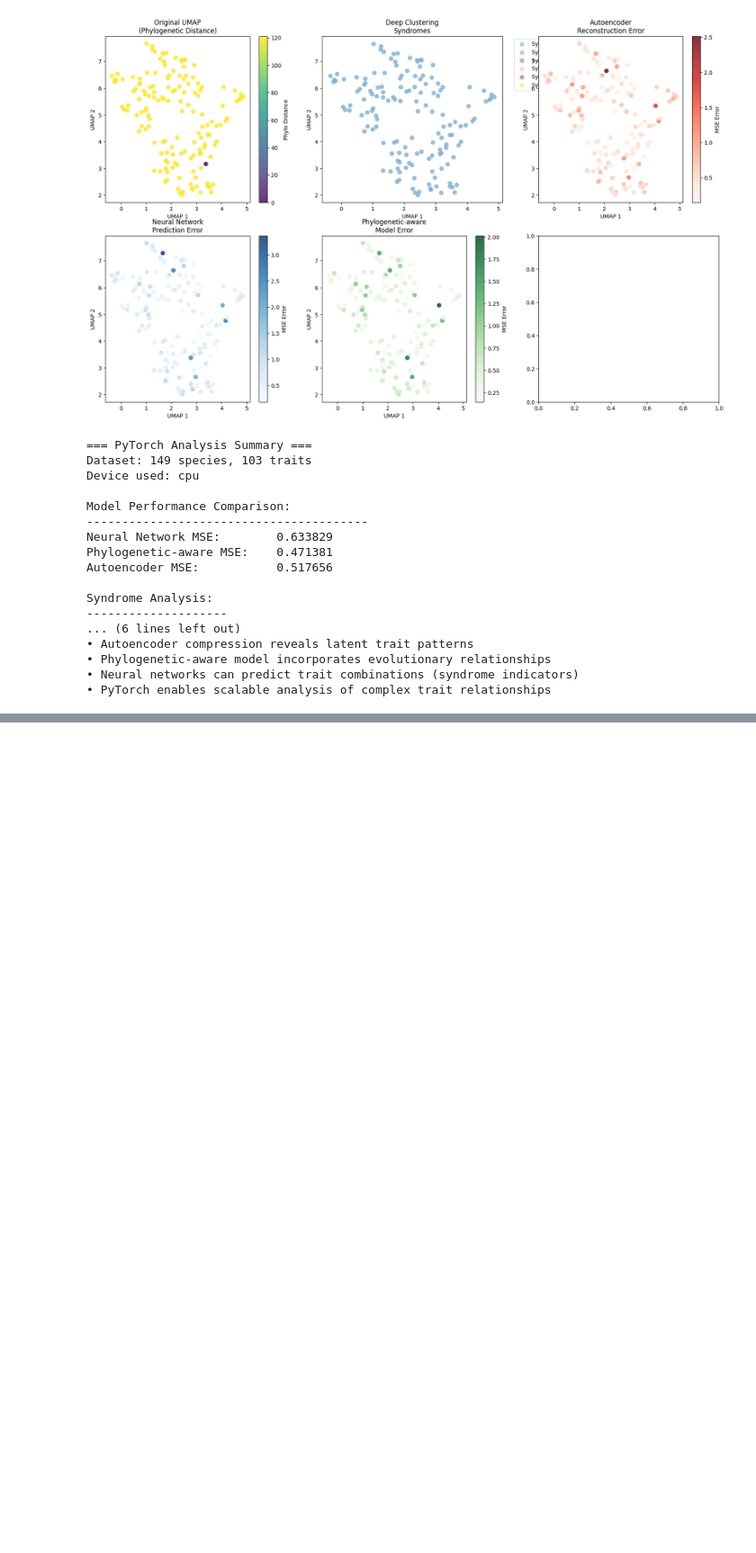
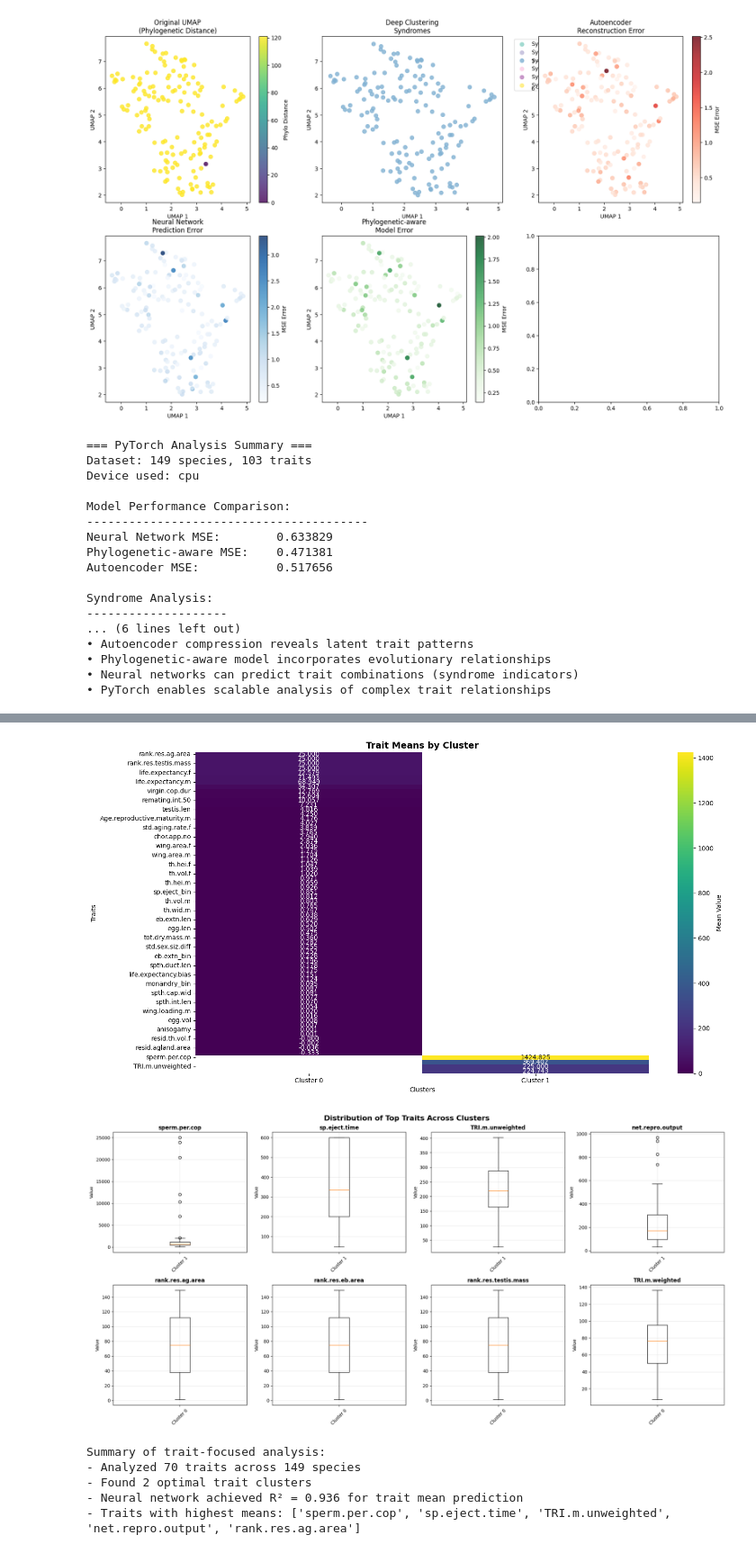
Before and after one commit to mkamya20/SyndromeandLevers, a Jupyter notebook: dev/exploration_new.ipynb, the cells around one changed output, grey strips where cells are left out. Shown at 90% size. Drawn from its saved outputs; the diff is of its cells as text; code cells hidden in the pictures; blank space fills up the shorter version.

```diff
--- a/dev/exploration_new.ipynb
+++ b/dev/exploration_new.ipynb
@@ -1019,0 +1245,71 @@ Syndrome Analysis:
+# %%
+# 7. Trait Mean Comparison Visualization
+# This creates a comprehensive comparison of trait means across clusters
+# It shows which traits have high/low values in each cluster
+
+# Create a heatmap of trait means by cluster
+cluster_means = []
+for cluster_id in range(optimal_k):
+    cluster_traits = cluster_summary[cluster_summary['Cluster'] == cluster_id]['Trait'].tolist()
+    cluster_data = trait_data[cluster_traits]
+    cluster_mean_values = cluster_data.mean()
+    cluster_means.append(cluster_mean_values)
+
+cluster_means_df = pd.DataFrame(cluster_means, index=[f'Cluster {i}' for i in range(optimal_k)])
+
+# Create heatmap
+plt.figure(figsize=(15, 8))
+sns.heatmap(cluster_means_df.T,
+            annot=True,
+            cmap='viridis',
+            fmt='.3f',
+            cbar_kws={'label': 'Mean Value'})
+plt.title('Trait Means by Cluster', fontsize=14, fontweight='bold')
+plt.xlabel('Clusters')
+plt.ylabel('Traits')
+plt.tight_layout()
+plt.show()
+
+# Create box plots for top traits by mean value
+top_traits = trait_means.nlargest(8).index
+fig, axes = plt.subplots(2, 4, figsize=(20, 10))
+axes = axes.flatten()
+
+for i, trait in enumerate(top_traits):
+    ax = axes[i]
+
+    # Create box plot
+    cluster_data_for_trait = []
+    cluster_labels = []
+
+    for cluster_id in range(optimal_k):
+        cluster_traits_in_cluster = cluster_summary[cluster_summary['Cluster'] == cluster_id]['Trait'].tolist()
+        if trait in cluster_traits_in_cluster:
+            trait_values = trait_data[trait].dropna()
+            cluster_data_for_trait.append(trait_values)
+            cluster_labels.append(f'Cluster {cluster_id}')
+
+    if cluster_data_for_trait:
+        ax.boxplot(cluster_data_for_trait, labels=cluster_labels)
+        ax.set_title(f'{trait}', fontweight='bold')
+        ax.set_ylabel('Value')
+        ax.grid(True, alpha=0.3)
+        ax.tick_params(axis='x', rotation=45)
+
+plt.suptitle('Distribution of Top Traits Across Clusters', fontsize=16, fontweight='bold')
+plt.tight_layout()
+plt.show()
+
+print("Summary of trait-focused analysis:")
+print(f"- Analyzed {len(trait_cols)} traits across {len(df)} species")
+print(f"- Found {optimal_k} optimal trait clusters")
+print(f"- Neural network achieved R² = {r2:.3f} for trait mean prediction")
+print("- Traits with highest means:", trait_means.nlargest(5).index.tolist())
+# %% [output]
+[figure, added]
+[figure, added]
+Summary of trait-focused analysis:
+- Analyzed 70 traits across 149 species
+- Found 2 optimal trait clusters
+- Neural network achieved R² = 0.936 for trait mean prediction
+- Traits with highest means: ['sperm.per.cop', 'sp.eject.time', 'TRI.m.unweighted', 'net.repro.output', 'rank.res.ag.area']
```
Also changed, not shown: parts of 5 cells of this notebook.
